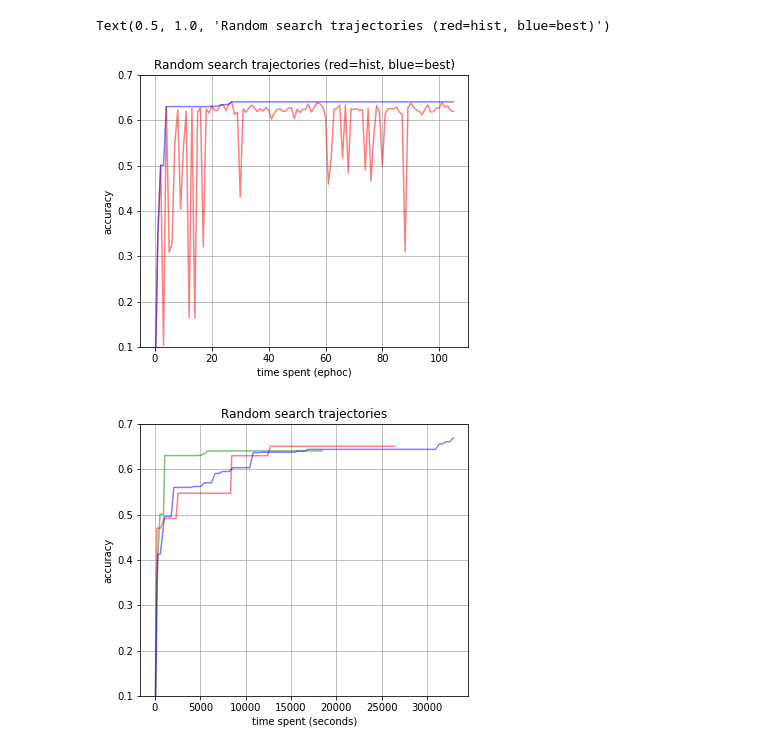
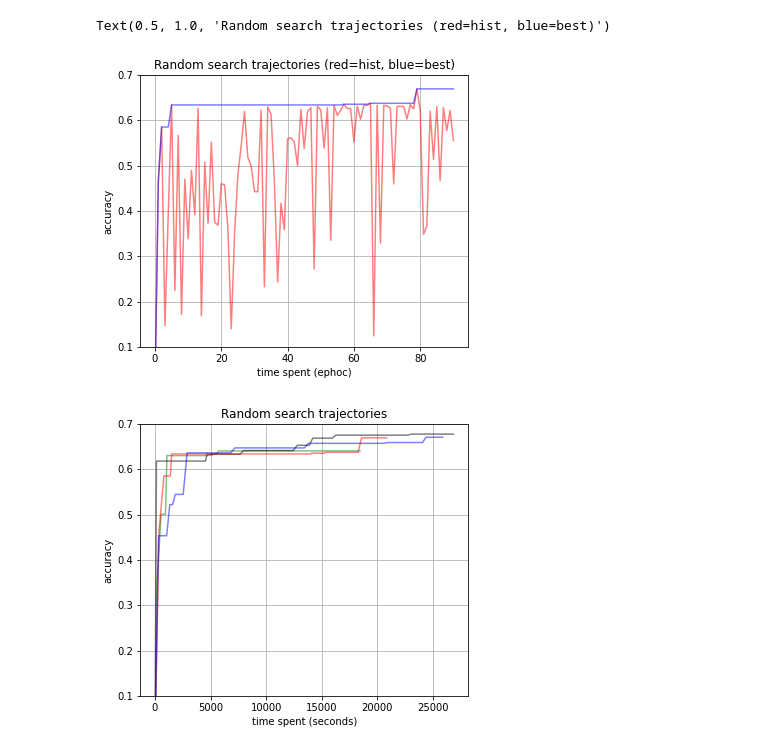
Before and after one commit to mosass/nas-tf2, a Jupyter notebook: sample/report.ipynb, the cells around one changed output. Saved outputs shown, nothing was run; the diff lists cells and outputs as text; code cells hidden in the pictures.

```diff
--- a/sample/report.ipynb
+++ b/sample/report.ipynb
@@ -35,24 +40,24 @@ def preprocess(history):
     return cost, hist, best
 # %%
 
-hist_file = '/Users/mosass/Working/github.com/mosass/nas-tf2/out/history/ga-03-history.json'
+hist_file = '/Users/mosass/Working/github.com/mosass/nas-tf2/out/history/ga-is-2-01-history.json'
 history = get_history(hist_file)
 cost, hist, best = preprocess(history)
 
 plt.figure(figsize=(20, 5))
 
 plt.subplot(1, 3, 1)
 plt.plot(hist, label='hist', color='red', alpha=0.5)
 plt.plot(best, label='best', color='blue', alpha=0.5)
 
 plt.ylabel('accuracy')
 plt.xlabel('time spent (ephoc)')
 plt.ylim(0.1, 0.7)
 plt.grid()
 plt.title('Random search trajectories (red=hist, blue=best)')
 # %% [output]
 Text(0.5, 1.0, 'Random search trajectories (red=hist, blue=best)')
-[figure, old version]
+[figure, new version]
 # %%
 def plot_best(hists) :
     plt.figure(figsize=(20, 5))
@@ -69,11 +74,14 @@ def plot_best(hists) :
     plt.title('Random search trajectories')
 
 hists = [
-    ('/Users/mosass/Working/github.com/mosass/nas-tf2/out/history/ga-02-history.json', 'red'),
+    # ('/Users/mosass/Working/github.com/mosass/nas-tf2/out/history/ga-02-history.json', 'red'),
     ('/Users/mosass/Working/github.com/mosass/nas-tf2/out/history/ga-03-history.json', 'green'),
-    ('/Users/mosass/Working/github.com/mosass/nas-tf2/out/history/re-03-history.json', 'blue')
+    # ('/Users/mosass/Working/github.com/mosass/nas-tf2/out/history/ga-b-01-history.json', 'black'),
+    ('/Users/mosass/Working/github.com/mosass/nas-tf2/out/history/re-02-history.json', 'black'),
+    ('/Users/mosass/Working/github.com/mosass/nas-tf2/out/history/ga-is-2-01-history.json', 'red'),
+    ('/Users/mosass/Working/github.com/mosass/nas-tf2/out/history/ga-is-1-01-history.json', 'blue')
 ]
 
 plot_best(hists)
 # %% [output]
-[figure, old version]
+[figure, new version]
```
Also changed, not shown: parts of 1 cell of this notebook, 5 other files.
